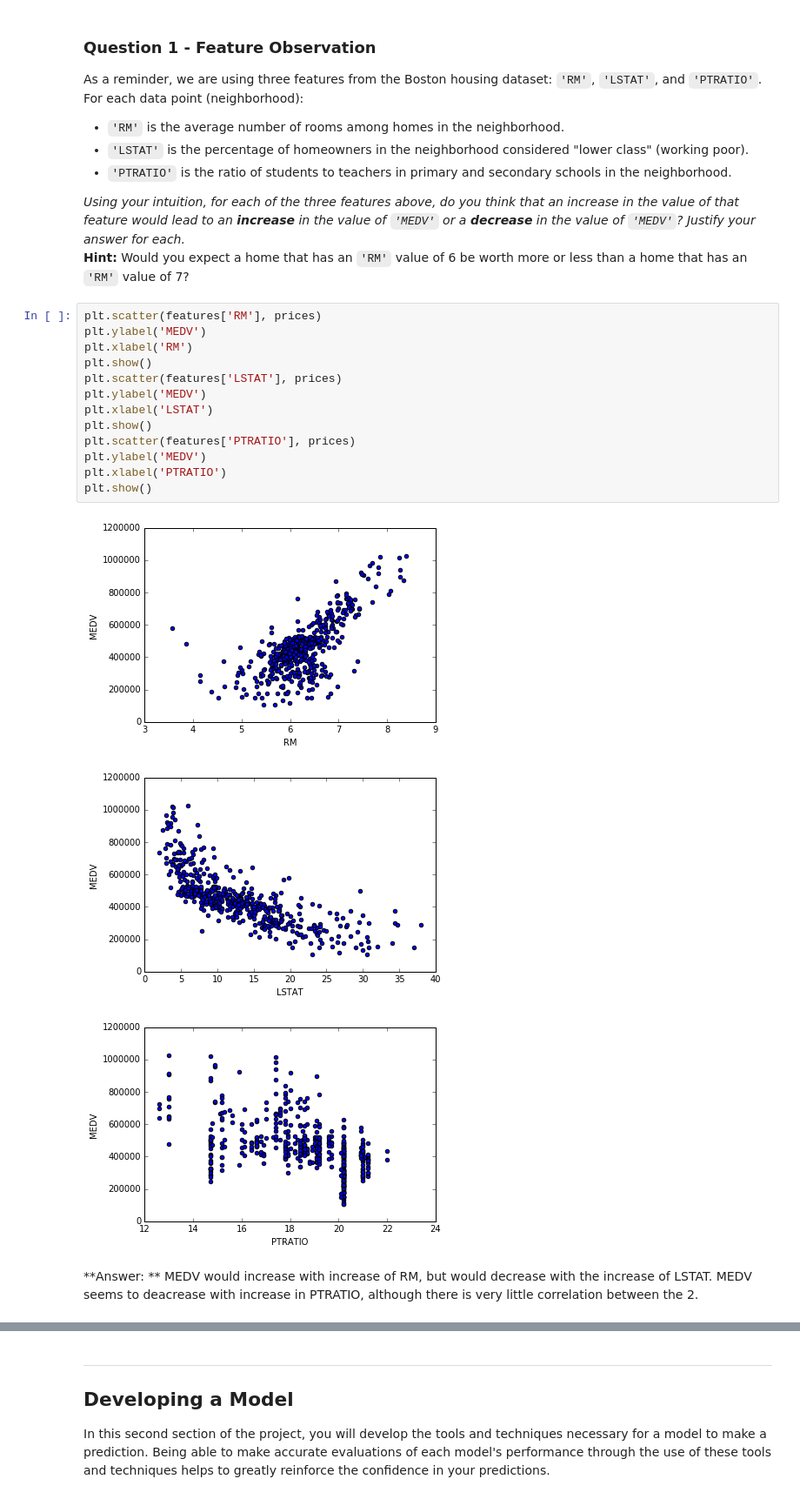
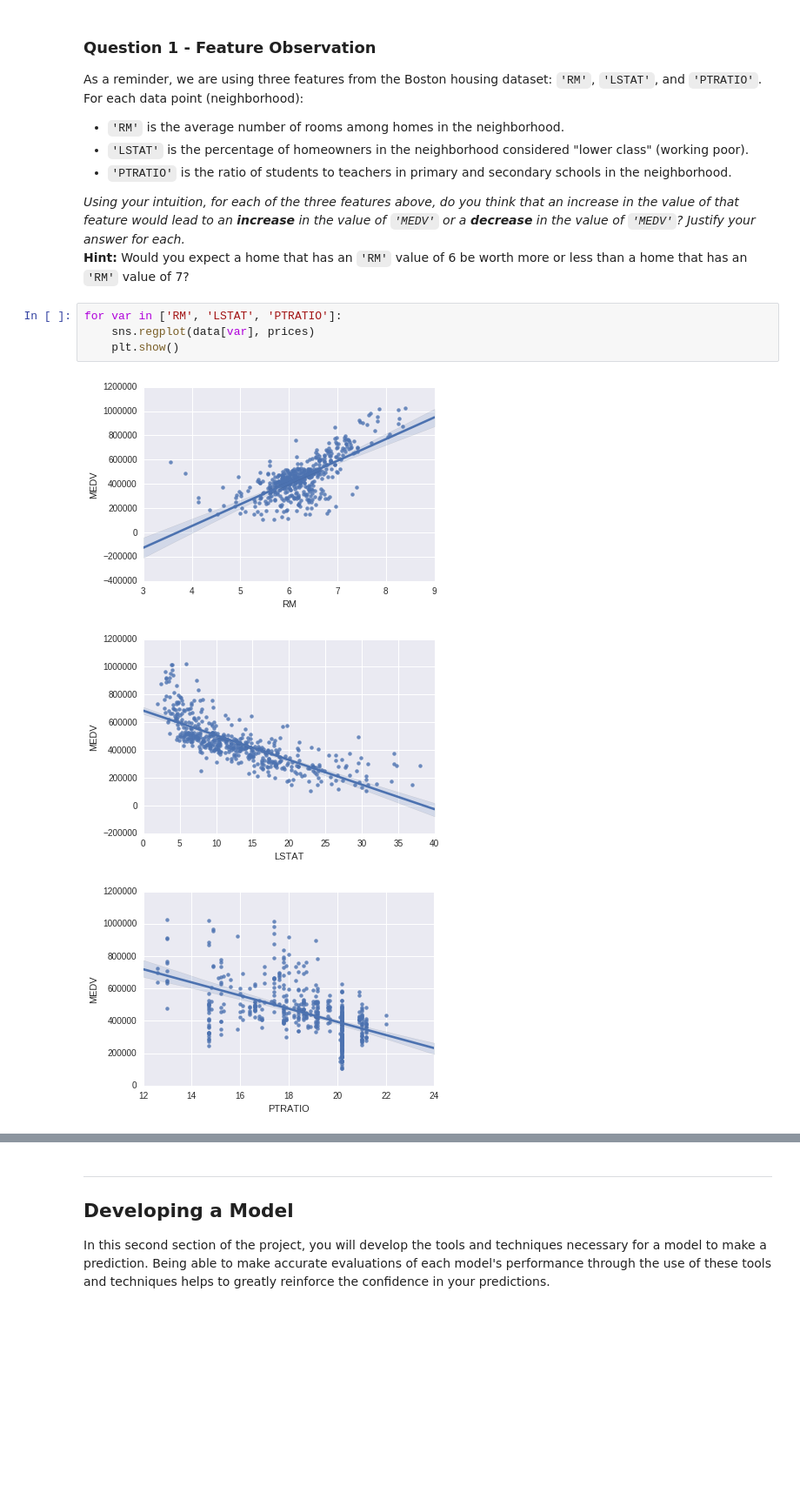
Before and after one commit to SharathHuddar/machine-learning, a Jupyter notebook: projects/boston_housing/boston_housing.ipynb, the cells around one changed output, grey strips where cells are left out. Shown at 87% size. Drawn from its saved outputs; the diff is of its cells as text; blank space fills up the shorter version.

```diff
--- a/projects/boston_housing/boston_housing.ipynb
+++ b/projects/boston_housing/boston_housing.ipynb
@@ -93,22 +94,11 @@ As a reminder, we are using three features from the Boston housing dataset: `'RM
 
 _Using your intuition, for each of the three features above, do you think that an increase in the value of that feature would lead to an **increase** in the value of `'MEDV'` or a **decrease** in the value of `'MEDV'`? Justify your answer for each._
 **Hint:** Would you expect a home that has an `'RM'` value of 6 be worth more or less than a home that has an `'RM'` value of 7?
-# %%
-plt.scatter(features['RM'], prices)
-plt.ylabel('MEDV')
-plt.xlabel('RM')
-plt.show()
-plt.scatter(features['LSTAT'], prices)
-plt.ylabel('MEDV')
-plt.xlabel('LSTAT')
-plt.show()
-plt.scatter(features['PTRATIO'], prices)
-plt.ylabel('MEDV')
-plt.xlabel('PTRATIO')
-plt.show()
-# %% [output]
-[figure, removed]
-[figure, removed]
-[figure, removed]
-# %% [markdown]
-**Answer: ** MEDV would increase with increase of RM, but would decrease with the increase of LSTAT. MEDV seems to deacrease with increase in PTRATIO, although there is very little correlation between the 2.
+# %%
+for var in ['RM', 'LSTAT', 'PTRATIO']:
+    sns.regplot(data[var], prices)
+    plt.show()
+# %% [output]
+[figure, added]
+[figure, added]
+[figure, added]
```
Also changed, not shown: parts of 3 cells of this notebook, 1 other file.
